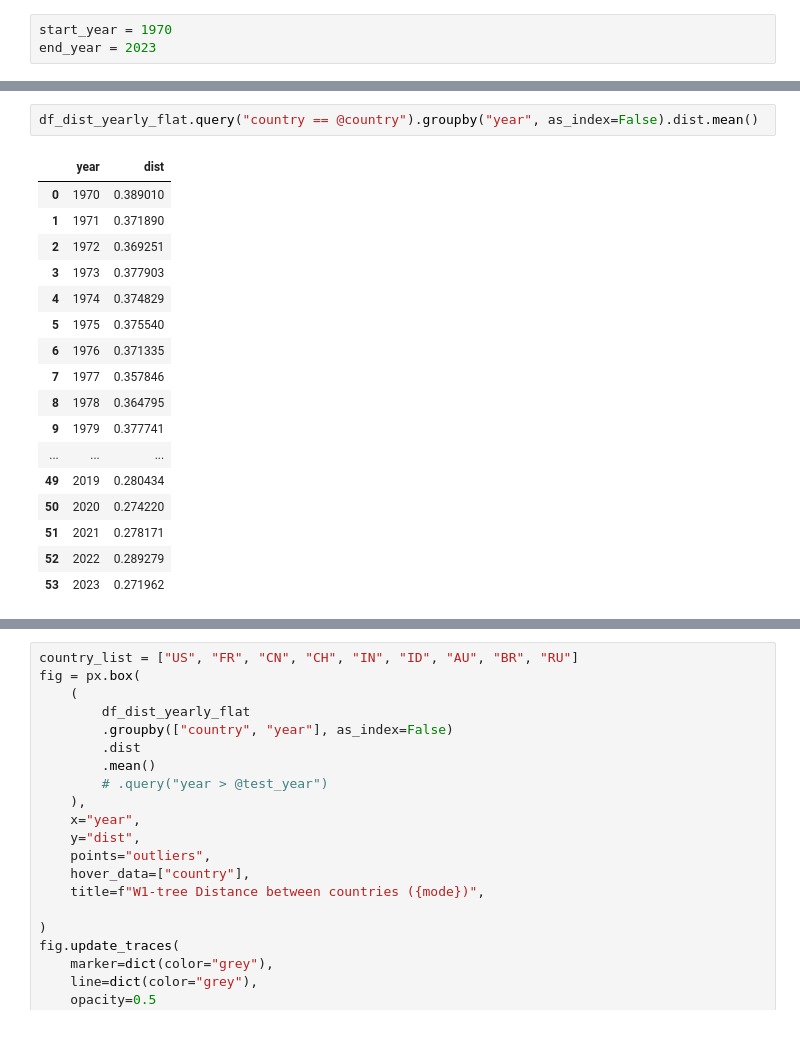
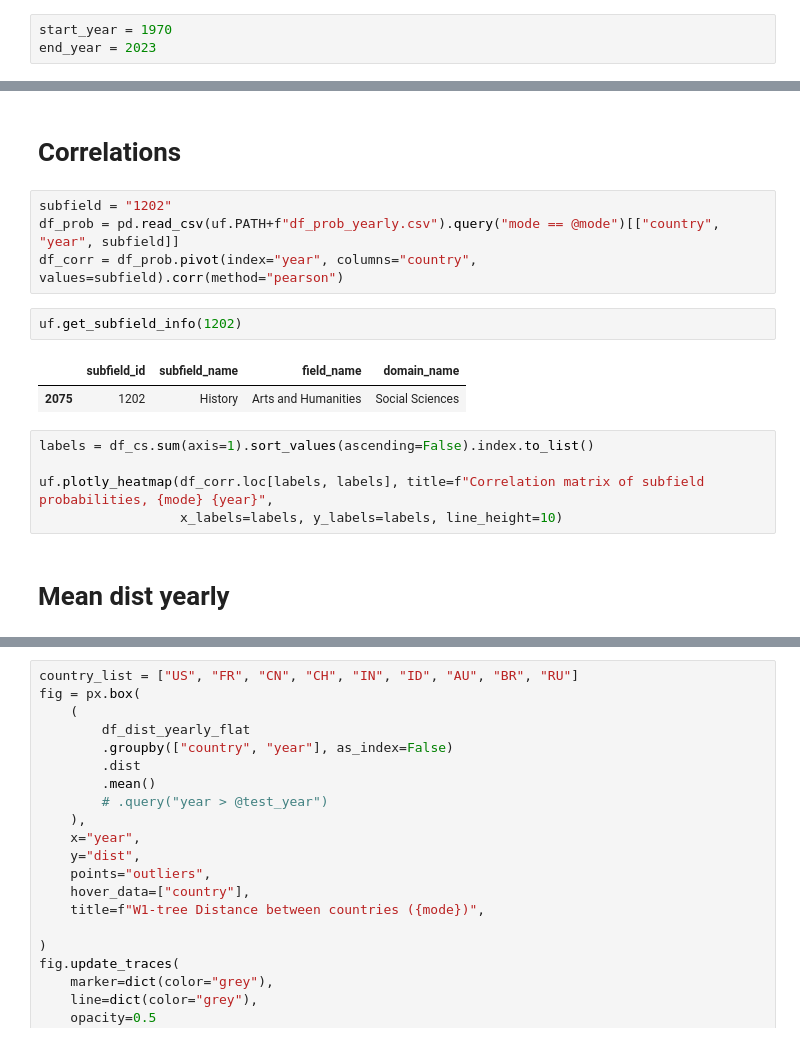
Before and after one commit to irivorobey/geoTopics, a Jupyter notebook: irina/w1_distance_yearly.ipynb, the cells around one changed output, grey strips where cells are left out. Cells and saved outputs as stored; diff of their text form.

```diff
--- a/irina/w1_distance_yearly.ipynb
+++ b/irina/w1_distance_yearly.ipynb
@@ -45,20 +37,18 @@ df_dist_yearly_flat = (
-# %%
-df_dist_yearly_flat.query("country == @country").groupby("year", as_index=False).dist.mean()
-# %% [output]
-|  | year | dist |
-| 0 | 1970 | 0.389010 |
-| 1 | 1971 | 0.371890 |
-| 2 | 1972 | 0.369251 |
-| 3 | 1973 | 0.377903 |
-| 4 | 1974 | 0.374829 |
-| 5 | 1975 | 0.375540 |
-| 6 | 1976 | 0.371335 |
-| 7 | 1977 | 0.357846 |
-| 8 | 1978 | 0.364795 |
-| 9 | 1979 | 0.377741 |
-| ... | ... | ... |
-| 49 | 2019 | 0.280434 |
-| 50 | 2020 | 0.274220 |
-| 51 | 2021 | 0.278171 |
-| 52 | 2022 | 0.289279 |
-| 53 | 2023 | 0.271962 |
+# %% [markdown]
+# Correlations
+# %%
+subfield = "1202"
+df_prob = pd.read_csv(uf.PATH+f"df_prob_yearly.csv").query("mode == @mode")[["country", "year", subfield]]
+df_corr = df_prob.pivot(index="year", columns="country", values=subfield).corr(method="pearson")
+# %%
+uf.get_subfield_info(1202)
+# %% [output]
+|  | subfield_id | subfield_name | field_name | domain_name |
+| 2075 | 1202 | History | Arts and Humanities | Social Sciences |
+# %%
+labels = df_cs.sum(axis=1).sort_values(ascending=False).index.to_list()
+
+uf.plotly_heatmap(df_corr.loc[labels, labels], title=f"Correlation matrix of subfield probabilities, {mode} {year}",
+                  x_labels=labels, y_labels=labels, line_height=10)
+# %% [markdown]
+# Mean dist yearly
```
Also changed, not shown: parts of 3 cells of this notebook, 4 other files.
